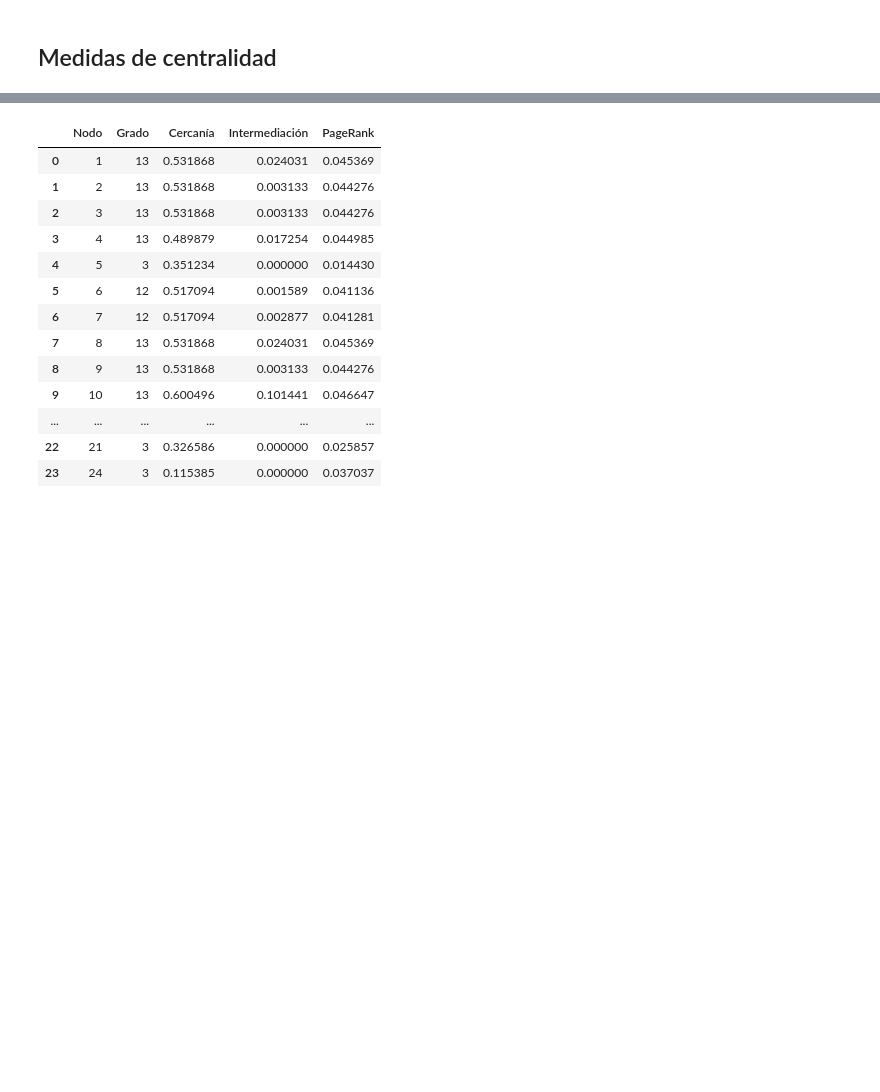
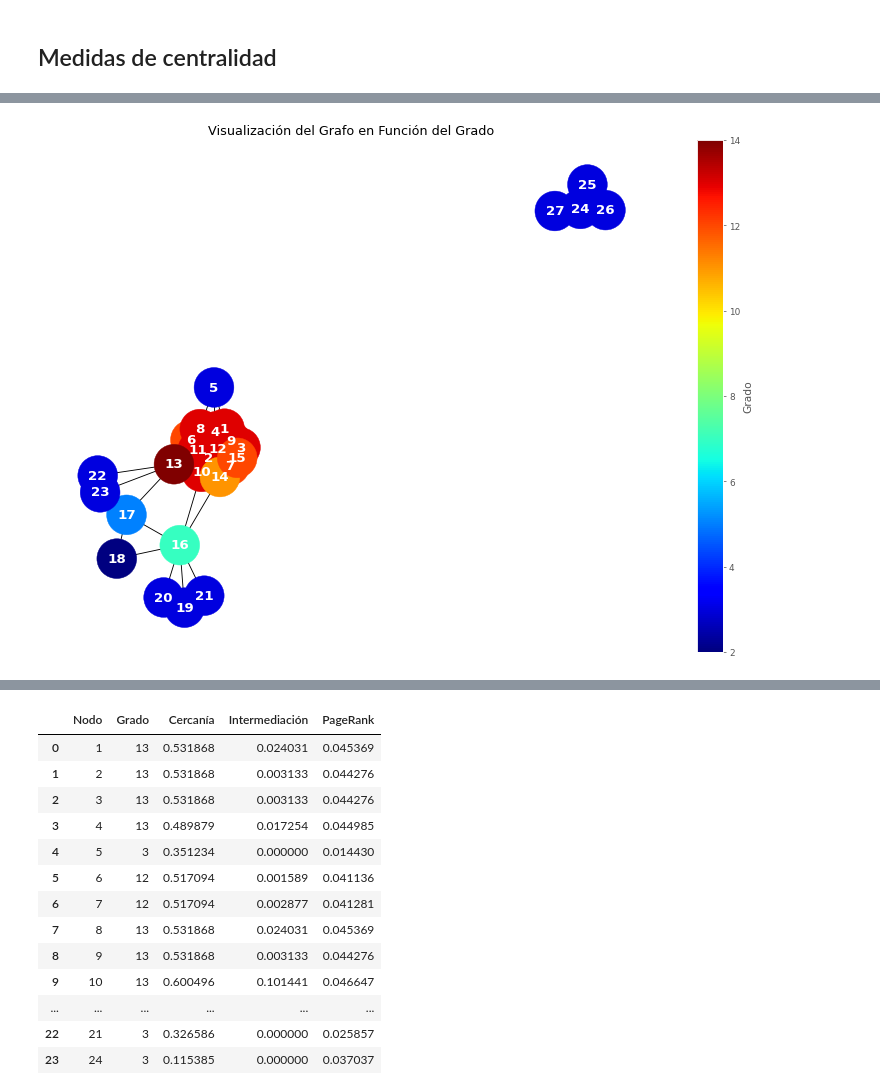
Before and after one commit to KaterinaPenaloza/T1-BD3, a Jupyter notebook: ProyectoRedes.ipynb, the cells around one changed output, grey strips where cells are left out. Drawn from its saved outputs; the diff is of its cells as text; code cells hidden in the pictures; blank space fills up the shorter version.

```diff
--- a/ProyectoRedes.ipynb
+++ b/ProyectoRedes.ipynb
@@ -111,0 +142,23 @@ df
+# %%
+# Calcular medidas de grado
+degree = dict(G.degree())
+
+# Obtener colores según el grado de cada nodo
+colores = [degree[nodo] for nodo in G.nodes]
+
+# Dibujar el grafo
+pos = nx.spring_layout(G)  # Puedes cambiar el layout según tus preferencias
+
+plt.figure(figsize=(12, 8))
+nx.draw(G, pos, node_color=colores, cmap=plt.cm.jet, node_size=2000, with_labels=True, font_size=15, font_color='white', font_weight='bold')
+
+# Añadir barra de colores
+sm = plt.cm.ScalarMappable(cmap=plt.cm.jet, norm=plt.Normalize(vmin=min(degree.values()), vmax=max(degree.values())))
+sm.set_array([])
+cbar = plt.colorbar(sm, orientation='vertical')
+cbar.set_label('Grado')
+
+plt.title('Visualización del Grafo en Función del Grado')
+plt.show()
+# %% [output]
+[figure, added]
```
Also changed, not shown: parts of 30 cells of this notebook.
